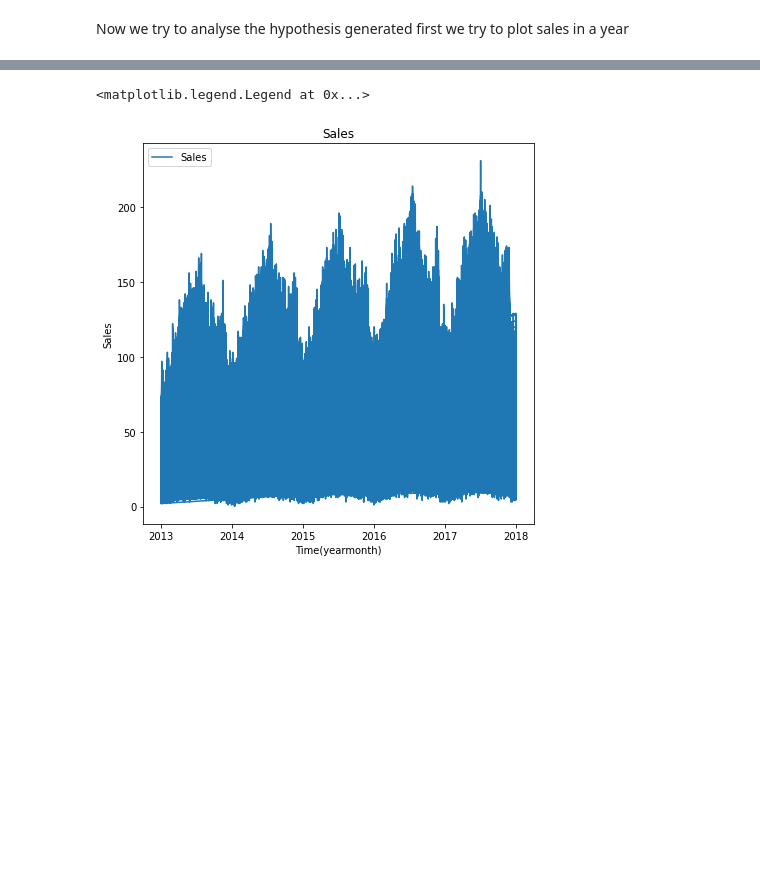
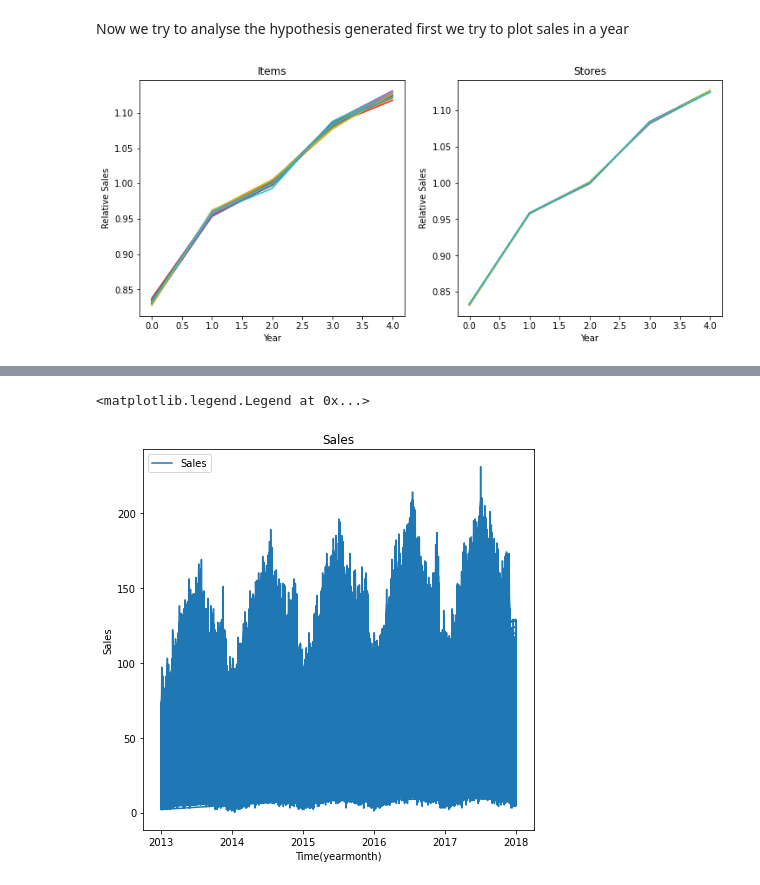
Before and after one commit to aravindh698/TCSION-INTERNSHIP, a Jupyter notebook: tcsion.ipynb, the cells around one changed output, grey strips where cells are left out. Drawn from its saved outputs; the diff is of its cells as text; code cells hidden in the pictures; blank space fills up the shorter version.

```diff
--- a/tcsion.ipynb
+++ b/tcsion.ipynb
@@ -132,3 +144,23 @@ df1.head(14)
 # %% [markdown]
 Now we try to analyse the hypothesis generated
 first we try to plot sales in a year
+# %%
+agg_year_item = pd.pivot_table(df1, index='year', columns='item',
+                               values='sales', aggfunc=np.mean).values
+agg_year_store = pd.pivot_table(df1, index='year', columns='store',
+                                values='sales', aggfunc=np.mean).values
+
+plt.figure(figsize=(12, 5))
+plt.subplot(121)
+plt.plot(agg_year_item / agg_year_item.mean(0)[np.newaxis])
+plt.title("Items")
+plt.xlabel("Year")
+plt.ylabel("Relative Sales")
+plt.subplot(122)
+plt.plot(agg_year_store / agg_year_store.mean(0)[np.newaxis])
+plt.title("Stores")
+plt.xlabel("Year")
+plt.ylabel("Relative Sales")
+plt.show()
+# %% [output]
+[figure, added]
```
Also changed, not shown: parts of 31 cells of this notebook.
